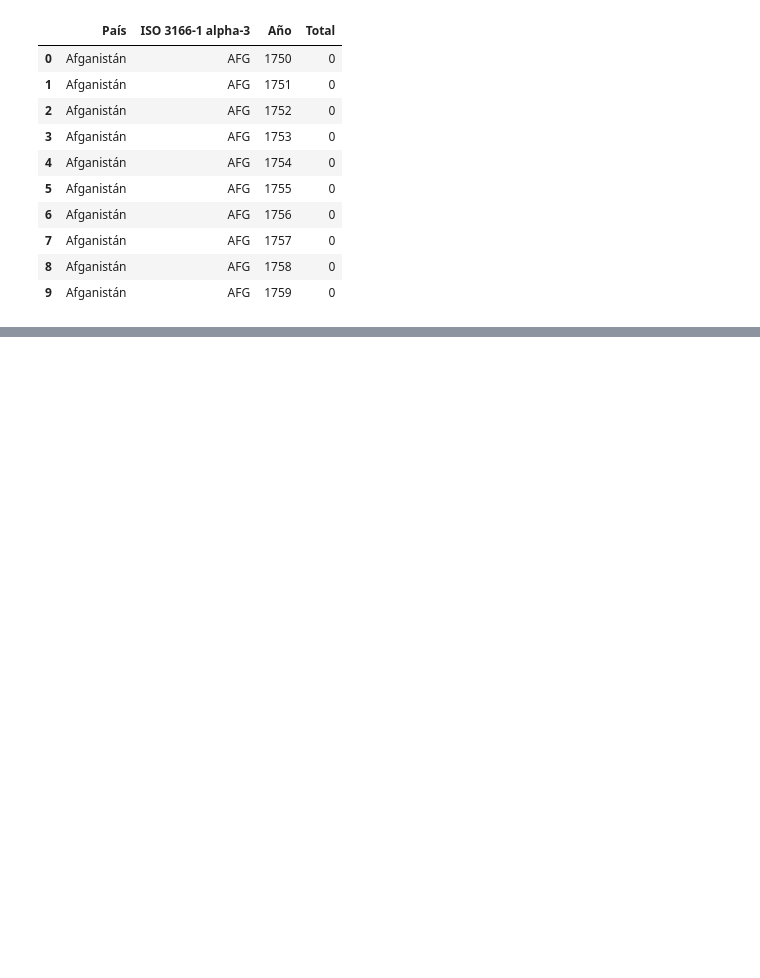
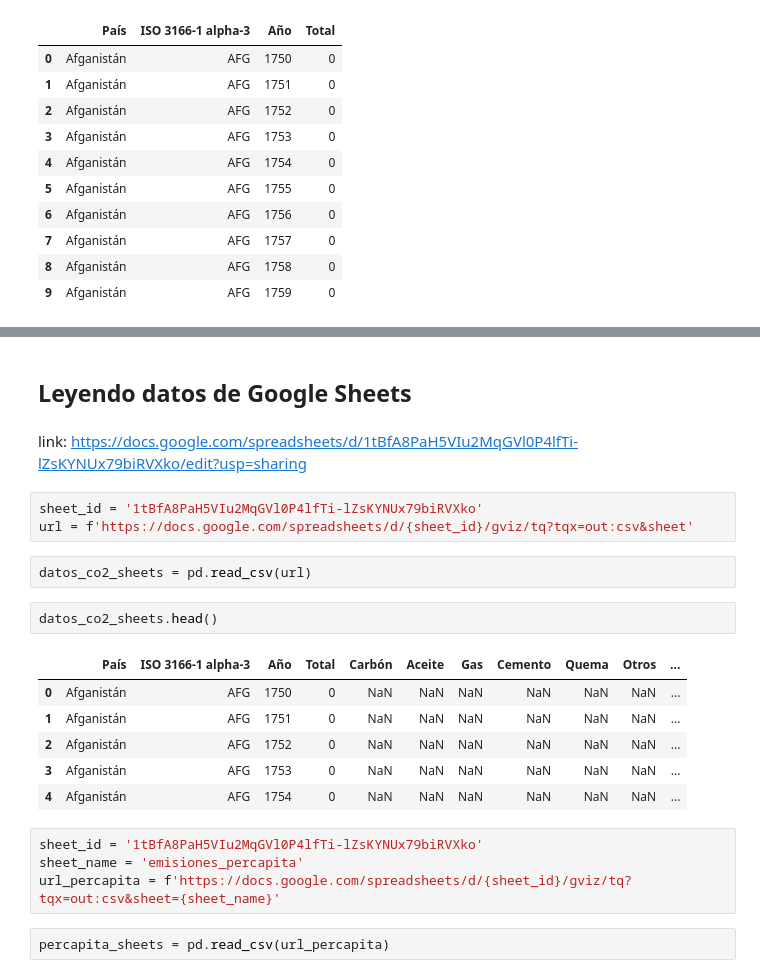
Before and after one commit to ollin02/leyendo-archivos-excel-Pandas-Public, a Jupyter notebook: Pandas_I_O2.ipynb, the cells around one changed output, grey strips where cells are left out. Saved outputs shown, nothing was run; the diff lists cells and outputs as text; blank space fills up the shorter version.

```diff
--- a/Pandas_I_O2.ipynb
+++ b/Pandas_I_O2.ipynb
@@ -85,0 +104,24 @@ intervalo_2
+# %% [markdown]
+## **Leyendo datos de Google Sheets**
+# %% [markdown]
+link: https://docs.google.com/spreadsheets/d/1tBfA8PaH5VIu2MqGVl0P4lfTi-lZsKYNUx79biRVXko/edit?usp=sharing
+# %%
+sheet_id = '1tBfA8PaH5VIu2MqGVl0P4lfTi-lZsKYNUx79biRVXko'
+url = f'https://docs.google.com/spreadsheets/d/{sheet_id}/gviz/tq?tqx=out:csv&sheet'
+# %%
+datos_co2_sheets = pd.read_csv(url)
+# %%
+datos_co2_sheets.head()
+# %% [output]
+|  | País | ISO 3166-1 alpha-3 | Año | Total | Carbón | Aceite | Gas | Cemento | Quema | Otros | ... |
+| 0 | Afganistán | AFG | 1750 | 0 | NaN | NaN | NaN | NaN | NaN | NaN | ... |
+| 1 | Afganistán | AFG | 1751 | 0 | NaN | NaN | NaN | NaN | NaN | NaN | ... |
+| 2 | Afganistán | AFG | 1752 | 0 | NaN | NaN | NaN | NaN | NaN | NaN | ... |
+| 3 | Afganistán | AFG | 1753 | 0 | NaN | NaN | NaN | NaN | NaN | NaN | ... |
+| 4 | Afganistán | AFG | 1754 | 0 | NaN | NaN | NaN | NaN | NaN | NaN | ... |
+# %%
+sheet_id = '1tBfA8PaH5VIu2MqGVl0P4lfTi-lZsKYNUx79biRVXko'
+sheet_name = 'emisiones_percapita'
+url_percapita = f'https://docs.google.com/spreadsheets/d/{sheet_id}/gviz/tq?tqx=out:csv&sheet={sheet_name}'
+# %%
+percapita_sheets = pd.read_csv(url_percapita)
```
Also changed, not shown: parts of 6 cells of this notebook.
